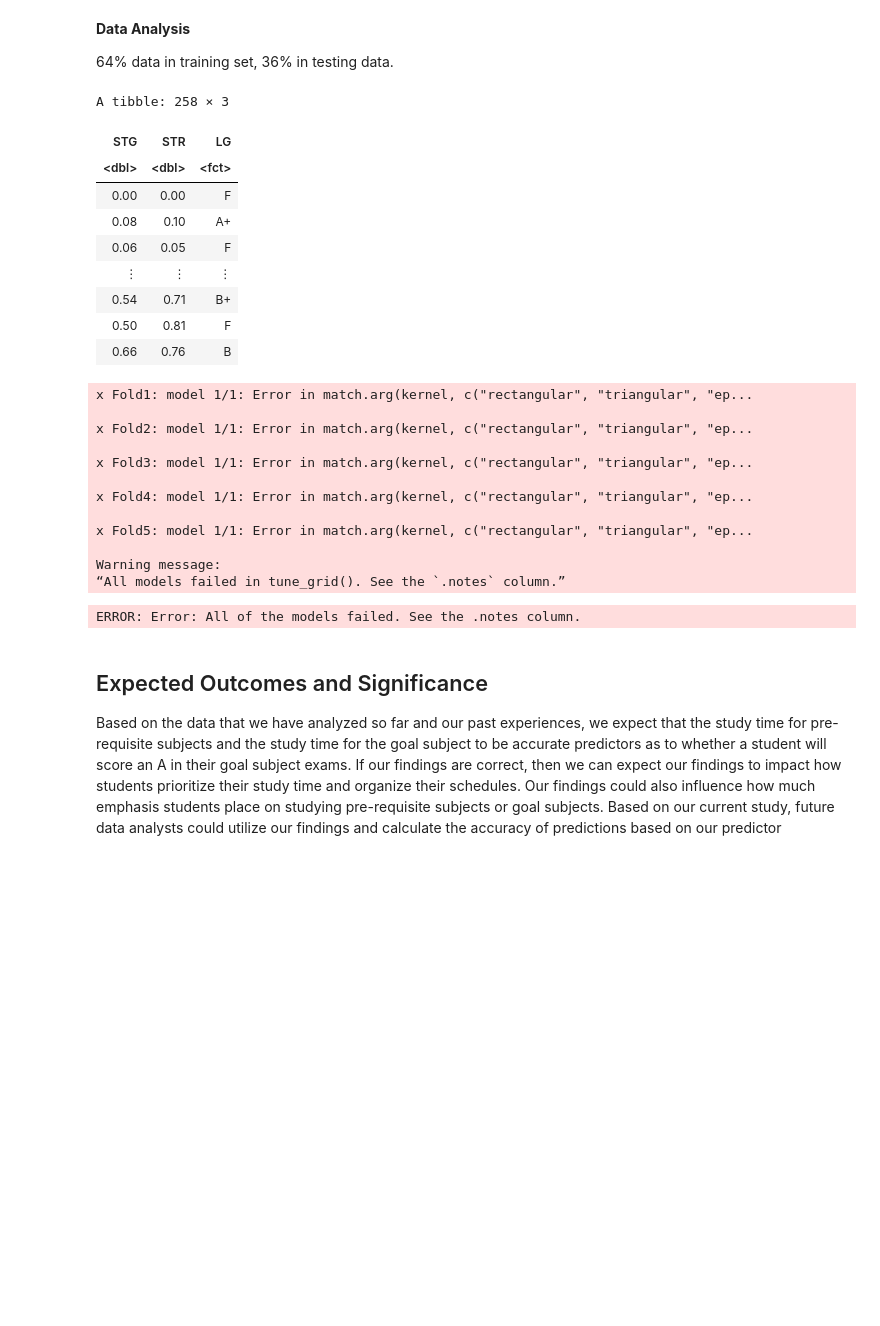
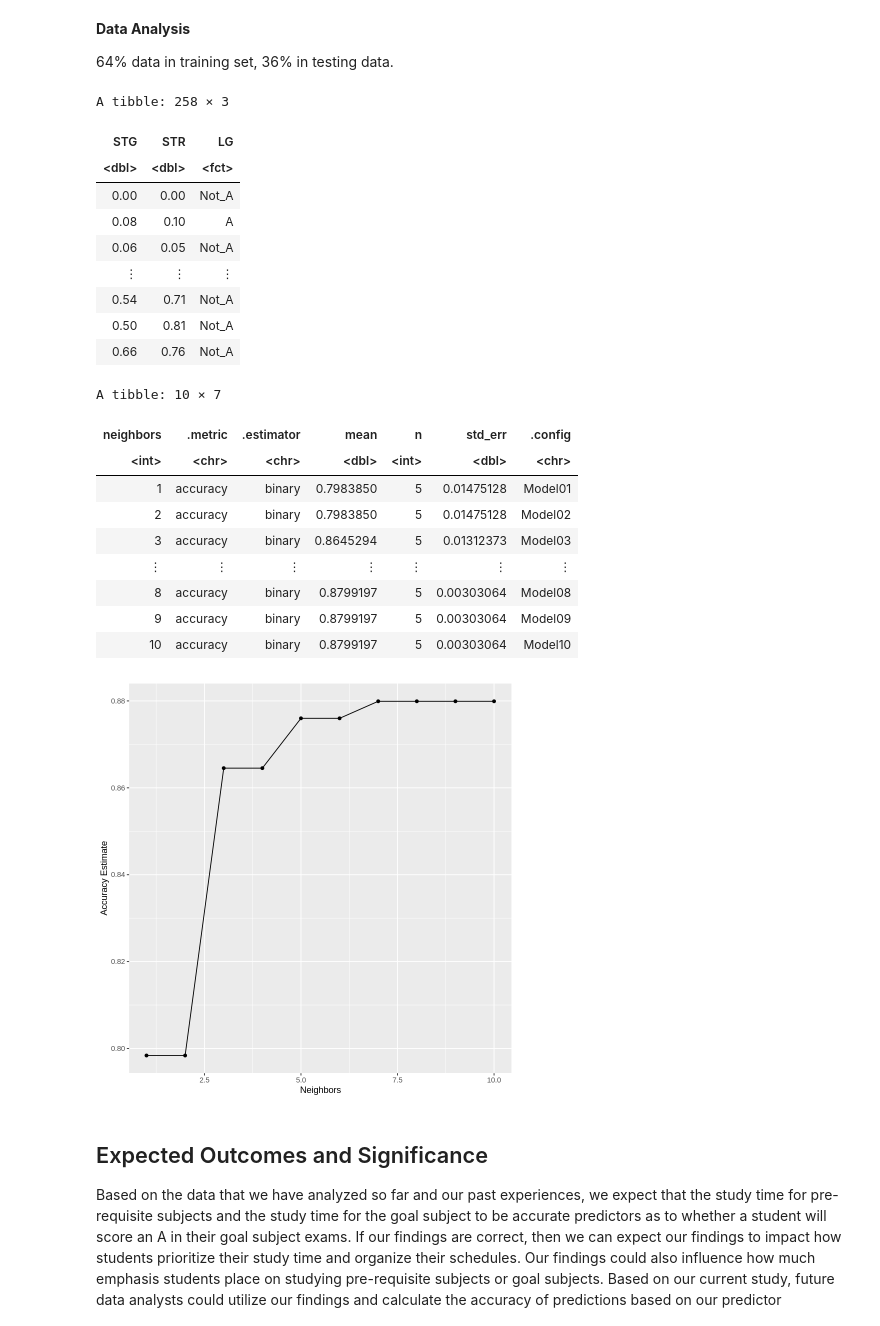
Before and after one commit to R0yBoy/DSCI100_Project, a Jupyter notebook: Project Report.ipynb, the cells around one changed output. Saved outputs shown, nothing was run; the diff lists cells and outputs as text; code cells hidden in the pictures; blank space fills up the shorter version.

Commit message:
Updated the data analysis

```diff
--- a/Project Report.ipynb
+++ b/Project Report.ipynb
@@ -54,13 +72,13 @@ user_knowledge_testing_raw <- user_knowledge_testing
 user_knowledge_training$LG <- user_knowledge_training$PEG %>% # converts variable for exam performance on goal object (PEG) to letter grade (LG)
     cut(breaks = c(0,0.8,1),
        right = FALSE) %>%
-    recode("[0,0.8)" = "Not A",
+    recode("[0,0.8)" = "Not_A",
           "[0.8,1)" = "A")
 
 user_knowledge_testing$LG <- user_knowledge_testing$PEG %>% # converts variable for exam performance on goal object (PEG) to letter grade (LG)
     cut(breaks = c(0,0.8,1),
        right = FALSE) %>%
-    recode("[0,0.8)" = "Not A",
+    recode("[0,0.8)" = "Not_A",
           "[0.8,1)" = "A")
 
 user_knowledge_training <- select(user_knowledge_training, STG, STR, LG) # only keeping variables to be used
@@ -204,54 +216,66 @@ The K-nearest neighbor classification algorithm will be used to predict the lett
 # %%
 user_knowledge_training
 
-recipe_training <- recipe(LG ~ STG + STR, data = user_knowledge_training) %>%
+k_vals <- tibble(neighbors = seq(from = 1, to = 10))
+
+goal_object_recipe <- recipe(LG ~ STG + STR, data = user_knowledge_training) %>%
     step_scale(all_predictors()) %>%
-    step_center()
+    step_center(all_predictors())
 
-knn_spec <- nearest_neighbor(weight_func = "rectuangular", neighbors = tune()) %>%
+goal_object_knn_spec <- nearest_neighbor(weight_func = "rectangular", neighbors = tune()) %>%
     set_engine("kknn") %>%
     set_mode("classification")
 
-vfold_training <- vfold_cv(user_knowledge_training, v = 5, strata = LG)
+grades_vfold <- vfold_cv(user_knowledge_training, v = 5, strata = LG)
 
-training_workflow <- workflow() %>%
-    add_recipe(recipe_training) %>%
-    add_model(knn_spec) %>%
-    tune_grid(resample = vfold_training, grid = 10) %>%
+training_results <- workflow() %>%
+    add_recipe(goal_object_recipe) %>%
+    add_model(goal_object_knn_spec) %>%
+    tune_grid(resamples = grades_vfold, grid = k_vals) %>%
     collect_metrics()
+
+accuracies <- training_results %>%
+    filter(.metric == "accuracy")
+
+accuracies
+
+accuracy_vs_k <- ggplot(accuracies, aes(x = neighbors, y = mean)) +
+    geom_point() +
+    geom_line() +
+    labs(x = "Neighbors", y = "Accuracy Estimate")
+
+accuracy_vs_k
 
 # tune_grid(resample = vfold_training, grid = 10) %>%
 #     collect_metrics()
 
 # cross_val_plot <- accuracies_training %>%
 #     ggplot(aes(x = neighbors , y = mean)) +
 #     geom_point() +
 #     geom_line() +
 #     labs(x = "Neighbors", y = "Accuracy")
 # %% [output]
 A tibble: 258 × 3
 | STG | STR | LG |
 | <dbl> | <dbl> | <fct> |
-| 0.00 | 0.00 | F |
-| 0.08 | 0.10 | A+ |
-| 0.06 | 0.05 | F |
+| 0.00 | 0.00 | Not_A |
+| 0.08 | 0.10 | A |
+| 0.06 | 0.05 | Not_A |
 | ⋮ | ⋮ | ⋮ |
-| 0.54 | 0.71 | B+ |
-| 0.50 | 0.81 | F |
-| 0.66 | 0.76 | B |
+| 0.54 | 0.71 | Not_A |
+| 0.50 | 0.81 | Not_A |
+| 0.66 | 0.76 | Not_A |
-x Fold1: model 1/1: Error in match.arg(kernel, c("rectangular", "triangular", "ep...
-
-x Fold2: model 1/1: Error in match.arg(kernel, c("rectangular", "triangular", "ep...
-
-x Fold3: model 1/1: Error in match.arg(kernel, c("rectangular", "triangular", "ep...
-
-x Fold4: model 1/1: Error in match.arg(kernel, c("rectangular", "triangular", "ep...
-
-x Fold5: model 1/1: Error in match.arg(kernel, c("rectangular", "triangular", "ep...
-
-Warning message:
-“All models failed in tune_grid(). See the `.notes` column.”
+A tibble: 10 × 7
-ERROR: Error: All of the models failed. See the .notes column.
+| neighbors | .metric | .estimator | mean | n | std_err | .config |
+| <int> | <chr> | <chr> | <dbl> | <int> | <dbl> | <chr> |
+| 1 | accuracy | binary | 0.7983850 | 5 | 0.01475128 | Model01 |
+| 2 | accuracy | binary | 0.7983850 | 5 | 0.01475128 | Model02 |
+| 3 | accuracy | binary | 0.8645294 | 5 | 0.01312373 | Model03 |
+| ⋮ | ⋮ | ⋮ | ⋮ | ⋮ | ⋮ | ⋮ |
+| 8 | accuracy | binary | 0.8799197 | 5 | 0.00303064 | Model08 |
+| 9 | accuracy | binary | 0.8799197 | 5 | 0.00303064 | Model09 |
+| 10 | accuracy | binary | 0.8799197 | 5 | 0.00303064 | Model10 |
+[figure, added]
 # %% [markdown]
 ## Expected Outcomes and Significance
 Based on the data that we have analyzed so far and our past experiences, we expect that the study time for pre-requisite subjects and the study time for the goal subject to be accurate predictors as to whether a student will score an A in their goal subject exams. If our findings are correct, then we can expect our findings to impact how students prioritize their study time and organize their schedules. Our findings could also influence how much emphasis students place on studying pre-requisite subjects or goal subjects. Based on our current study, future data analysts could utilize our findings and calculate the accuracy of predictions based on our predictor variables. Future data analysts could also analyze how other predictor variables could predict if a student achieves a letter grade of A, or how predictor variables predict letter grades other than A’s.
```
Also changed, not shown: parts of 4 cells of this notebook.
